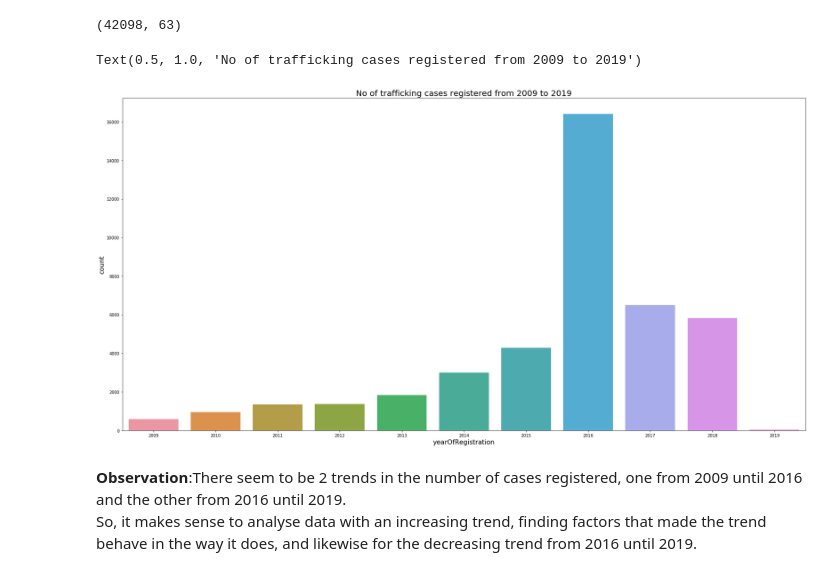
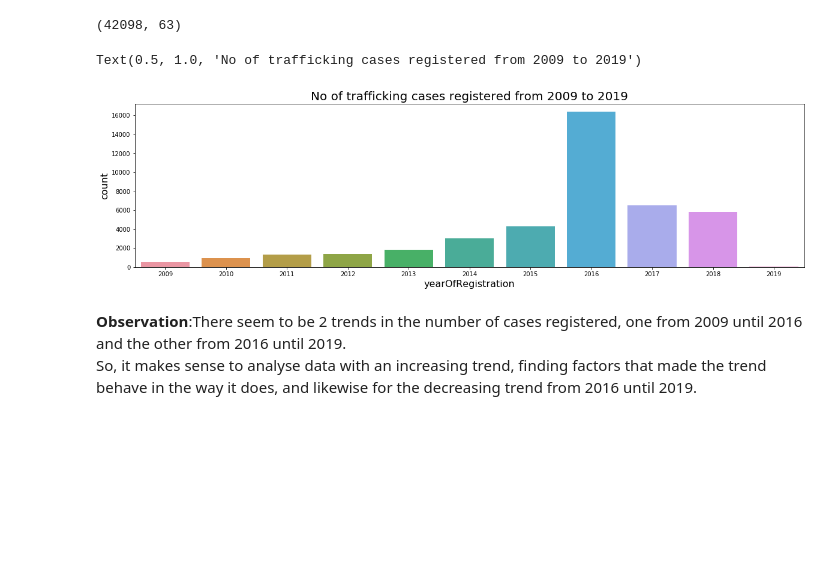
Before and after one commit to nizamphoenix/human-trafficking, a Jupyter notebook: work.ipynb, the cells around one changed output. Cells and saved outputs as stored; diff of their text form; code cells hidden in the pictures; blank space fills up the shorter version.

```diff
--- a/work.ipynb
+++ b/work.ipynb
@@ -73,13 +63,13 @@ ctdc_9_19.shape
 # %% [output]
 (42098, 63)
 # %%
-plt.figure(figsize=(30,15))
+plt.figure(figsize=(20,5))
 plt.xlabel('yearOfRegistration',size=16); plt.ylabel('count',size=16);
 sns.countplot(ctdc_9_19[ctdc_9_19['yearOfRegistration']!='unknown']['yearOfRegistration'])
 plt.title('No of trafficking cases registered from 2009 to 2019',size=20)
 # %% [output]
 Text(0.5, 1.0, 'No of trafficking cases registered from 2009 to 2019')
-[figure, old version]
+[figure, new version]
 # %% [markdown]
 **Observation**:There seem to be 2 trends in the number of cases registered, one from 2009 until 2016 and the other from 2016 until 2019.
 So, it makes sense to analyse data with an increasing trend, finding factors that made the trend behave in the way it does, and likewise for the decreasing trend from 2016 until 2019.
```
Also changed, not shown: parts of 11 cells of this notebook.
